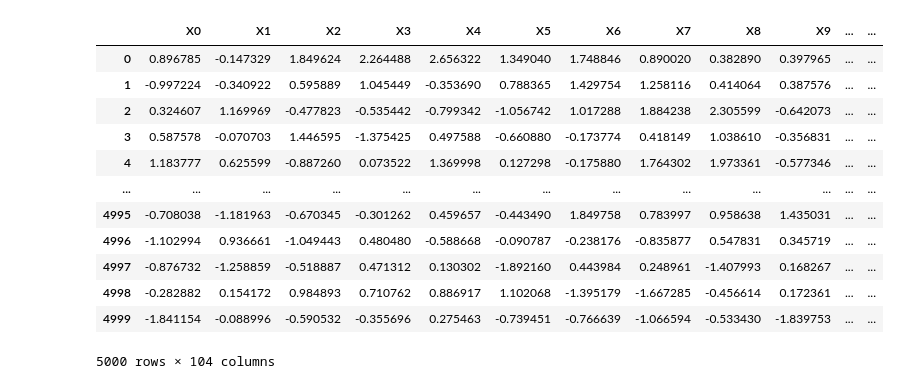
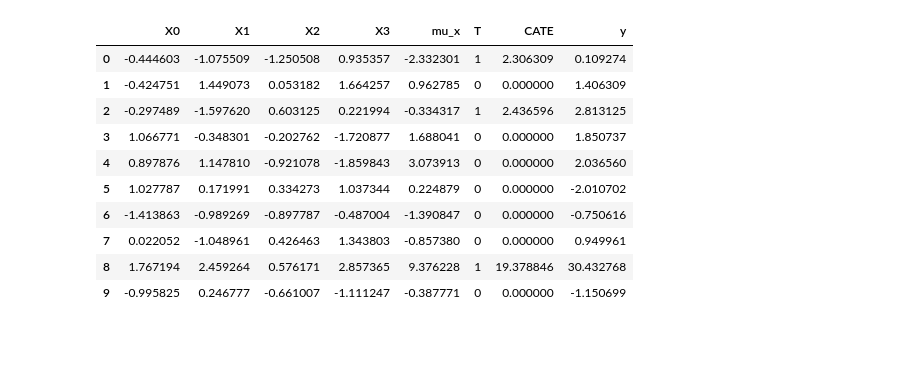
Before and after one commit to Jackbonkins/Heter_effects, a Jupyter notebook: Gen_Data.ipynb, the cells around one changed output. Cells and saved outputs as stored; diff of their text form; code cells hidden in the pictures; blank space fills up the shorter version.

```diff
--- a/Gen_Data.ipynb
+++ b/Gen_Data.ipynb
@@ -113,20 +10,18 @@ gen_cate(100, 2, df)
-# %%
-def gen_outcome(df: pd.DataFrame, n:int = 5000) -> pd.DataFrame:
-    df['y'] = df['CATE'] + df['mu_x'] + np.random.normal(0, 1, n)
-    return df
-
-gen_outcome(df)
-# %% [output]
-|  | X0 | X1 | X2 | X3 | X4 | X5 | X6 | X7 | X8 | X9 | ... | ... |
-| 0 | 0.896785 | -0.147329 | 1.849624 | 2.264488 | 2.656322 | 1.349040 | 1.748846 | 0.890020 | 0.382890 | 0.397965 | ... | ... |
-| 1 | -0.997224 | -0.340922 | 0.595889 | 1.045449 | -0.353690 | 0.788365 | 1.429754 | 1.258116 | 0.414064 | 0.387576 | ... | ... |
-| 2 | 0.324607 | 1.169969 | -0.477823 | -0.535442 | -0.799342 | -1.056742 | 1.017288 | 1.884238 | 2.305599 | -0.642073 | ... | ... |
-| 3 | 0.587578 | -0.070703 | 1.446595 | -1.375425 | 0.497588 | -0.660880 | -0.173774 | 0.418149 | 1.038610 | -0.356831 | ... | ... |
-| 4 | 1.183777 | 0.625599 | -0.887260 | 0.073522 | 1.369998 | 0.127298 | -0.175880 | 1.764302 | 1.973361 | -0.577346 | ... | ... |
-| ... | ... | ... | ... | ... | ... | ... | ... | ... | ... | ... | ... | ... |
-| 4995 | -0.708038 | -1.181963 | -0.670345 | -0.301262 | 0.459657 | -0.443490 | 1.849758 | 0.783997 | 0.958638 | 1.435031 | ... | ... |
-| 4996 | -1.102994 | 0.936661 | -1.049443 | 0.480480 | -0.588668 | -0.090787 | -0.238176 | -0.835877 | 0.547831 | 0.345719 | ... | ... |
-| 4997 | -0.876732 | -1.258859 | -0.518887 | 0.471312 | 0.130302 | -1.892160 | 0.443984 | 0.248961 | -1.407993 | 0.168267 | ... | ... |
-| 4998 | -0.282882 | 0.154172 | 0.984893 | 0.710762 | 0.886917 | 1.102068 | -1.395179 | -1.667285 | -0.456614 | 0.172361 | ... | ... |
-| 4999 | -1.841154 | -0.088996 | -0.590532 | -0.355696 | 0.275463 | -0.739451 | -0.766639 | -1.066594 | -0.533430 | -1.839753 | ... | ... |
-5000 rows × 104 columns
+# %%
+sim_1: SimulationStudy = SimulationStudy(p=4, mean_correlation=0.3, n=10, degree=2)
+#sim_2: SimulationStudy = SimulationStudy(p=100,mean_correlation=0.4,n=120, degree=3)
+simulation_1 = sim_1.create_dataset()
+# %%
+simulation_1
+# %% [output]
+|  | X0 | X1 | X2 | X3 | mu_x | T | CATE | y |
+| 0 | -0.444603 | -1.075509 | -1.250508 | 0.935357 | -2.332301 | 1 | 2.306309 | 0.109274 |
+| 1 | -0.424751 | 1.449073 | 0.053182 | 1.664257 | 0.962785 | 0 | 0.000000 | 1.406309 |
+| 2 | -0.297489 | -1.597620 | 0.603125 | 0.221994 | -0.334317 | 1 | 2.436596 | 2.813125 |
+| 3 | 1.066771 | -0.348301 | -0.202762 | -1.720877 | 1.688041 | 0 | 0.000000 | 1.850737 |
+| 4 | 0.897876 | 1.147810 | -0.921078 | -1.859843 | 3.073913 | 0 | 0.000000 | 2.036560 |
+| 5 | 1.027787 | 0.171991 | 0.334273 | 1.037344 | 0.224879 | 0 | 0.000000 | -2.010702 |
+| 6 | -1.413863 | -0.989269 | -0.897787 | -0.487004 | -1.390847 | 0 | 0.000000 | -0.750616 |
+| 7 | 0.022052 | -1.048961 | 0.426463 | 1.343803 | -0.857380 | 0 | 0.000000 | 0.949961 |
+| 8 | 1.767194 | 2.459264 | 0.576171 | 2.857365 | 9.376228 | 1 | 19.378846 | 30.432768 |
+| 9 | -0.995825 | 0.246777 | -0.661007 | -1.111247 | -0.387771 | 0 | 0.000000 | -1.150699 |
```
Also changed, not shown: parts of 9 cells of this notebook, 5 other files.
